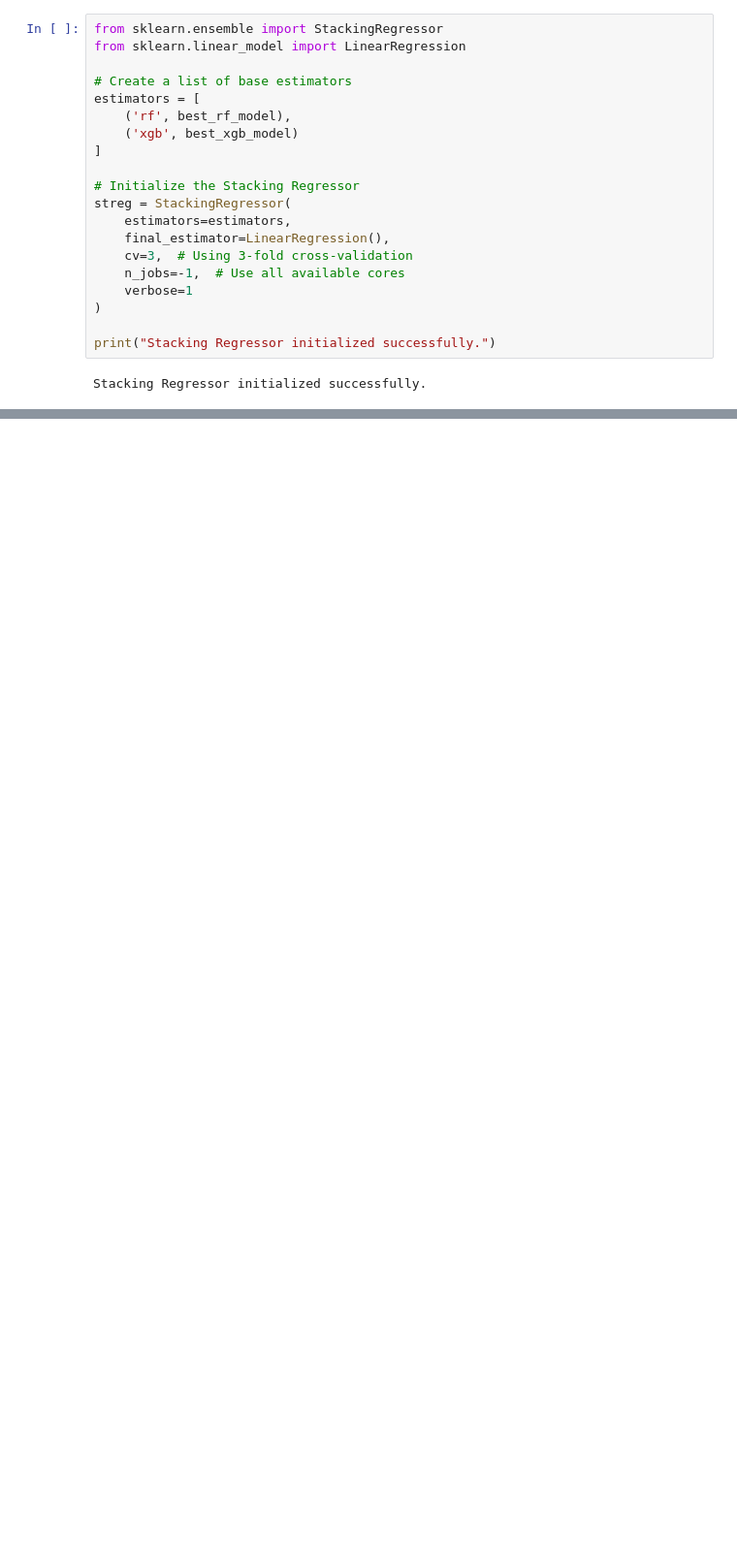
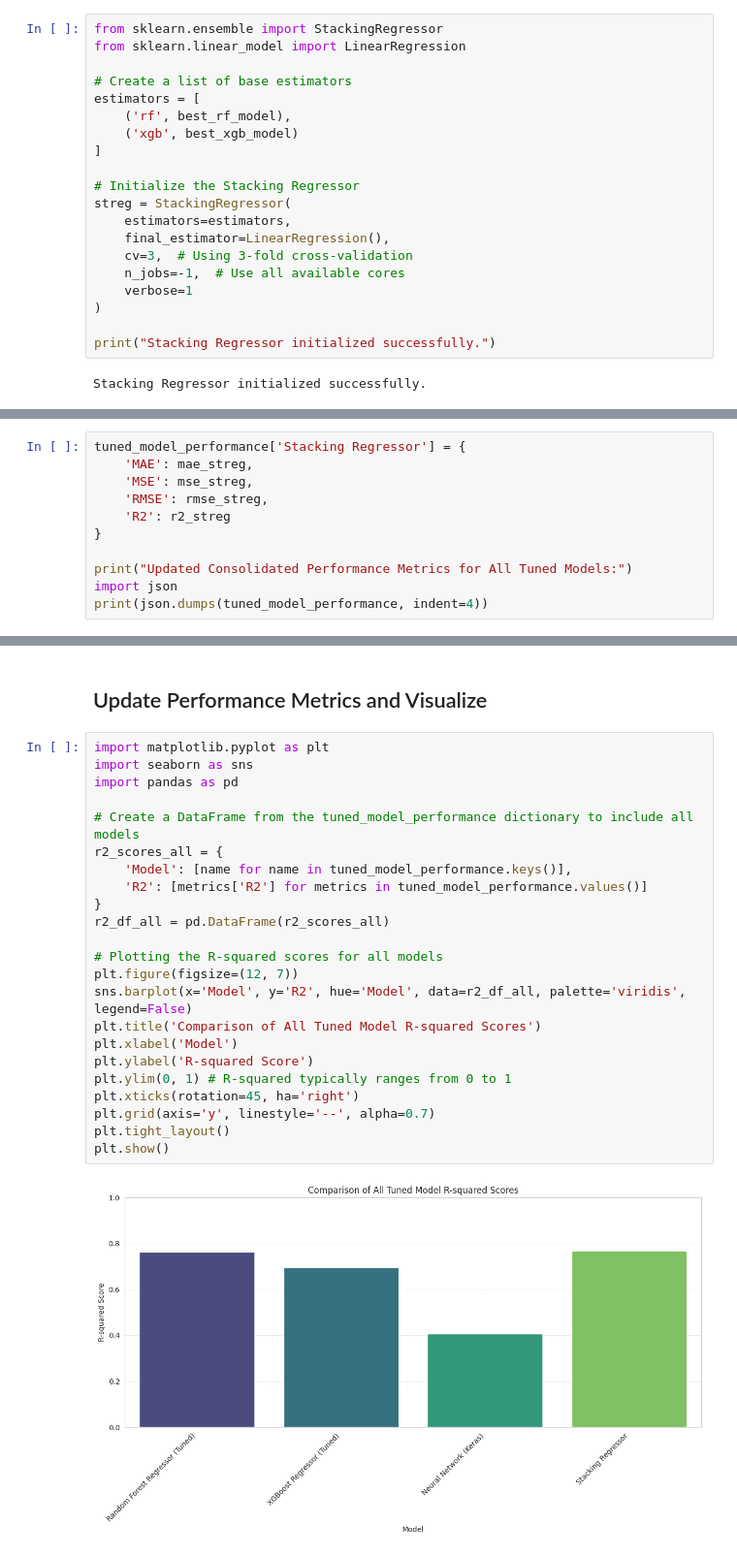
Before and after one commit to ygbgames/predict-car-price, a Jupyter notebook: car_valuation_final.ipynb, the cells around one changed output, grey strips where cells are left out. Shown at 97% size. Drawn from its saved outputs; the diff is of its cells as text; blank space fills up the shorter version.

```diff
--- a/car_valuation_final.ipynb
+++ b/car_valuation_final.ipynb
@@ -1273,0 +1228,11 @@ Training Stacking Regressor...
+# %%
+tuned_model_performance['Stacking Regressor'] = {
+    'MAE': mae_streg,
+    'MSE': mse_streg,
+    'RMSE': rmse_streg,
+    'R2': r2_streg
+}
+
+print("Updated Consolidated Performance Metrics for All Tuned Models:")
+import json
+print(json.dumps(tuned_model_performance, indent=4))
@@ -1273,0 +1257,27 @@ Training Stacking Regressor...
+# %% [markdown]
+## Update Performance Metrics and Visualize
+# %%
+import matplotlib.pyplot as plt
+import seaborn as sns
+import pandas as pd
+
+# Create a DataFrame from the tuned_model_performance dictionary to include all models
+r2_scores_all = {
+    'Model': [name for name in tuned_model_performance.keys()],
+    'R2': [metrics['R2'] for metrics in tuned_model_performance.values()]
+}
+r2_df_all = pd.DataFrame(r2_scores_all)
+
+# Plotting the R-squared scores for all models
+plt.figure(figsize=(12, 7))
+sns.barplot(x='Model', y='R2', hue='Model', data=r2_df_all, palette='viridis', legend=False)
+plt.title('Comparison of All Tuned Model R-squared Scores')
+plt.xlabel('Model')
+plt.ylabel('R-squared Score')
+plt.ylim(0, 1) # R-squared typically ranges from 0 to 1
+plt.xticks(rotation=45, ha='right')
+plt.grid(axis='y', linestyle='--', alpha=0.7)
+plt.tight_layout()
+plt.show()
+# %% [output]
+[figure, added]
```
Also changed, not shown: parts of 23 cells of this notebook.
